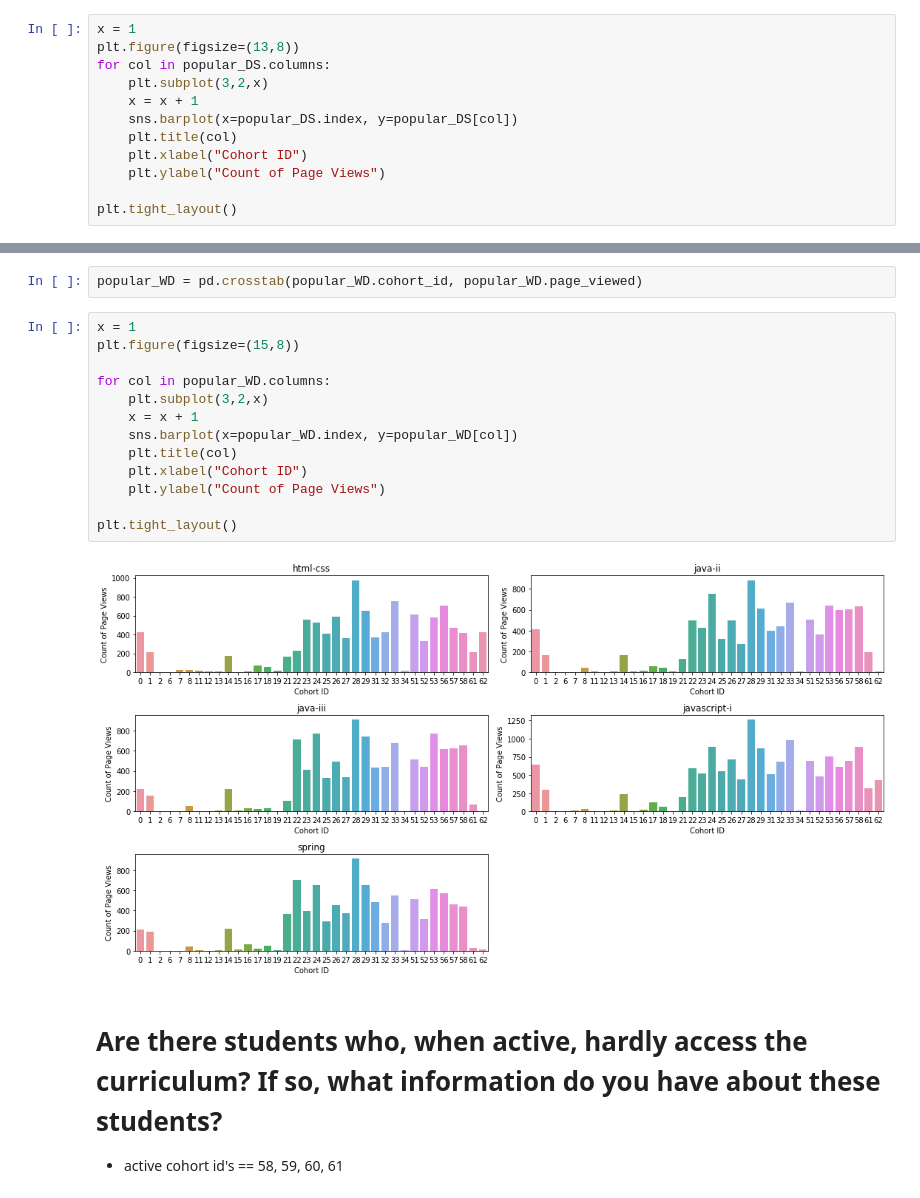
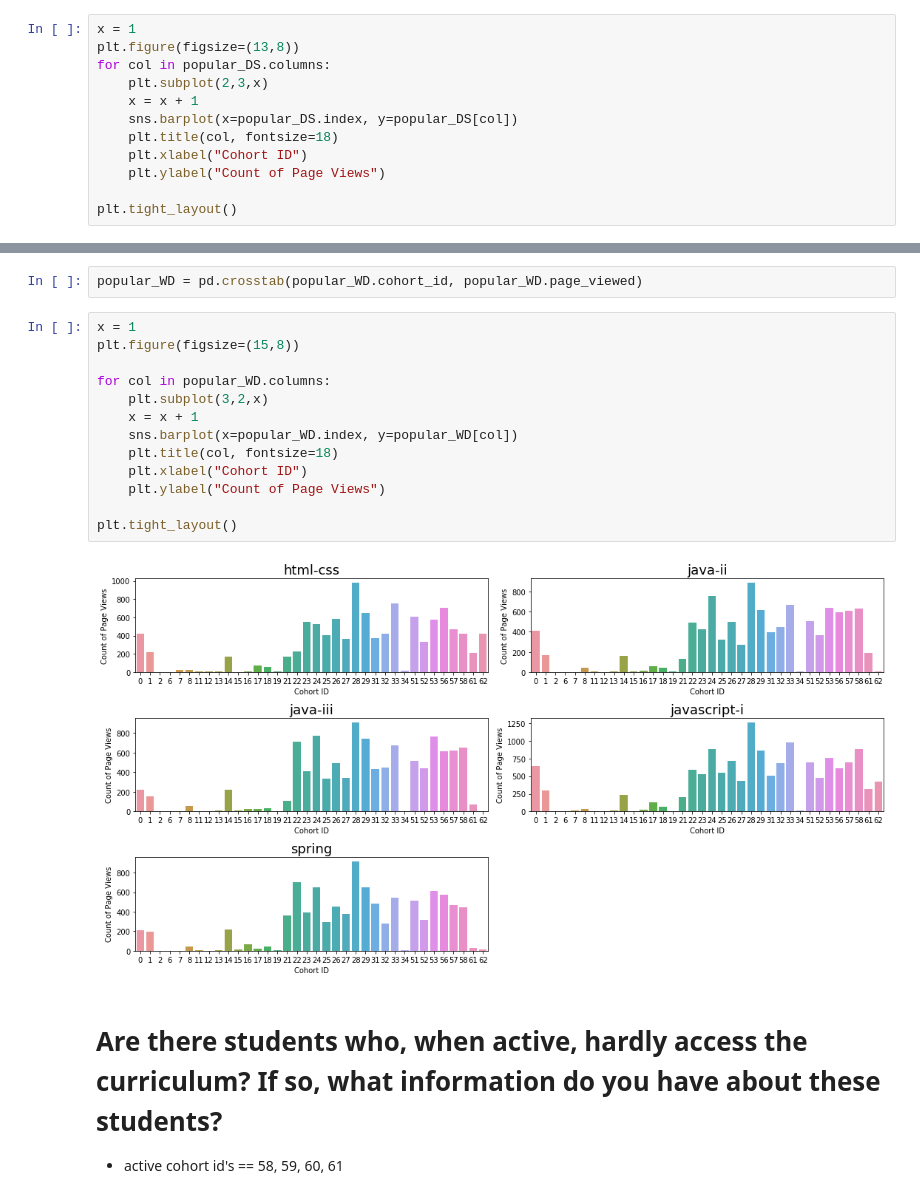
Before and after one commit to ThompsonBethany01/Analyzing-Web-Logs, a Jupyter notebook: Data_Analysis.ipynb, the cells around one changed output, grey strips where cells are left out. Saved outputs shown, nothing was run; the diff lists cells and outputs as text.

```diff
--- a/Data_Analysis.ipynb
+++ b/Data_Analysis.ipynb
@@ -201,10 +201,10 @@ popular_DS.columns = ['Fundamentals_Intro','Anomaly_Overview','MySQL_Overview','
 x = 1
 plt.figure(figsize=(13,8))
 for col in popular_DS.columns:
-    plt.subplot(3,2,x)
+    plt.subplot(2,3,x)
     x = x + 1
     sns.barplot(x=popular_DS.index, y=popular_DS[col])
-    plt.title(col)
+    plt.title(col, fontsize=18)
     plt.xlabel("Cohort ID")
     plt.ylabel("Count of Page Views")
 
@@ -224,18 +224,18 @@ popular_WD = pd.crosstab(popular_WD.cohort_id, popular_WD.page_viewed)
 # %%
 x = 1
 plt.figure(figsize=(15,8))
 
 for col in popular_WD.columns:
     plt.subplot(3,2,x)
     x = x + 1
     sns.barplot(x=popular_WD.index, y=popular_WD[col])
-    plt.title(col)
+    plt.title(col, fontsize=18)
     plt.xlabel("Cohort ID")
     plt.ylabel("Count of Page Views")
 
 plt.tight_layout()
 # %% [output]
-[figure, old version]
+[figure, new version]
 # %% [markdown]
 # Are there students who, when active, hardly access the curriculum? If so, what information do you have about these students? <a class="anchor" id="third-bullet"></a>
 - active cohort id's == 58, 59, 60, 61
```
Also changed, not shown: parts of 6 cells of this notebook.
